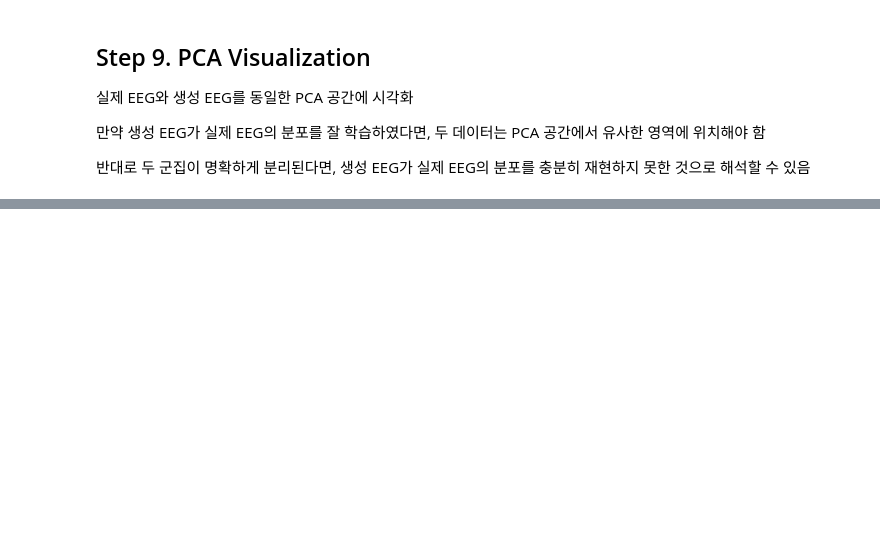
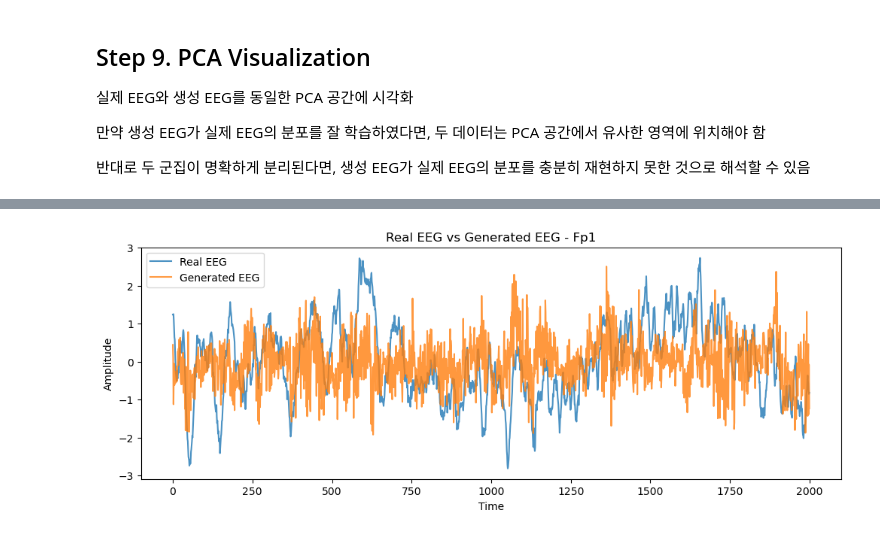
Before and after one commit to pitzsb1/NeuroDiffusion, a Jupyter notebook: code/NeuroDiffusion_code.ipynb, the cells around one changed output, grey strips where cells are left out. Drawn from its saved outputs; the diff is of its cells as text; code cells hidden in the pictures; blank space fills up the shorter version.

```diff
--- a/code/NeuroDiffusion_code.ipynb
+++ b/code/NeuroDiffusion_code.ipynb
@@ -1638,0 +1646,24 @@ plt.show()
+# %%
+import matplotlib.pyplot as plt
+
+# 비교할 채널 선택
+channel_idx = 0  # Fp1
+
+# Real EEG
+real_wave = real_sample[channel_idx]
+
+# Generated EEG
+gen_wave = gen_sample[channel_idx]
+
+plt.figure(figsize=(12, 4))
+
+plt.plot(real_wave, label="Real EEG", alpha=0.8)
+plt.plot(gen_wave, label="Generated EEG", alpha=0.8)
+
+plt.title("Real EEG vs Generated EEG - Fp1")
+plt.xlabel("Time")
+plt.ylabel("Amplitude")
+plt.legend()
+plt.show()
+# %% [output]
+[figure, added]
```
Also changed, not shown: parts of 14 cells of this notebook, 1 other file.
